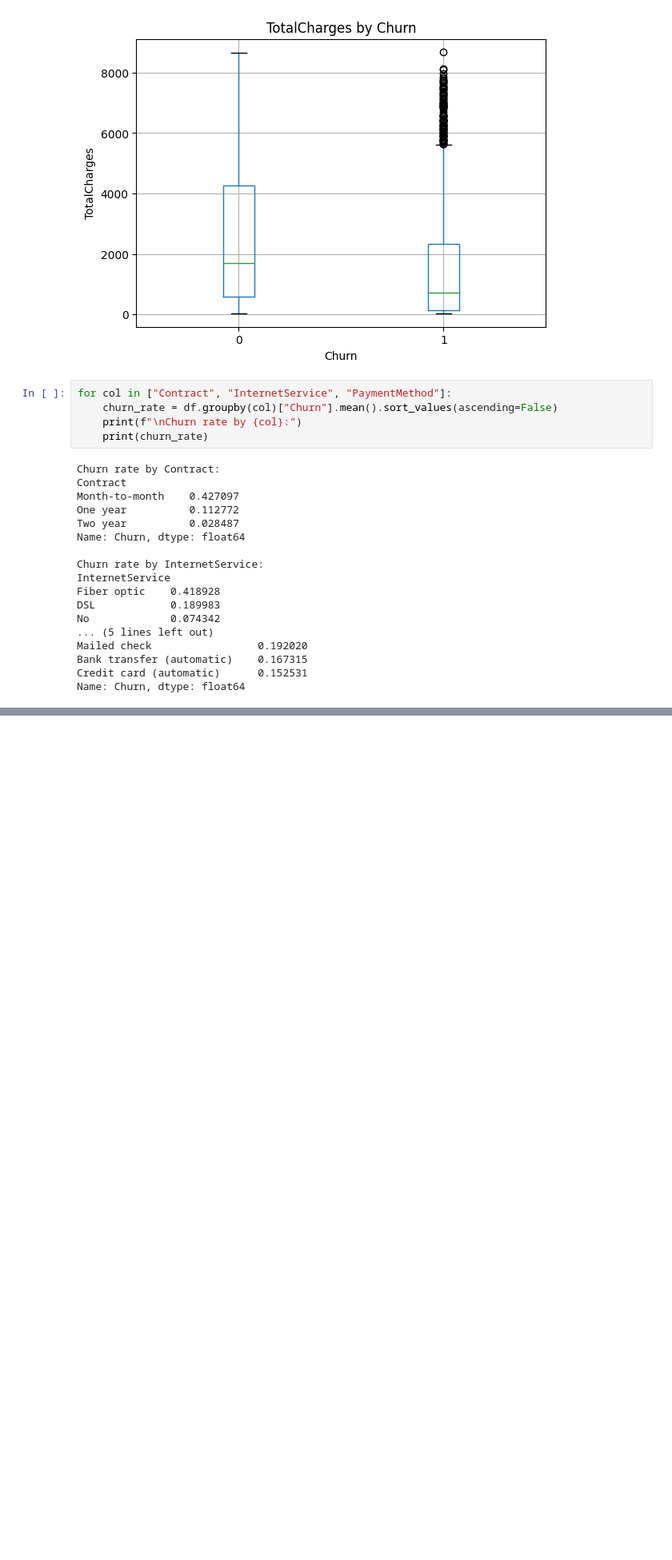
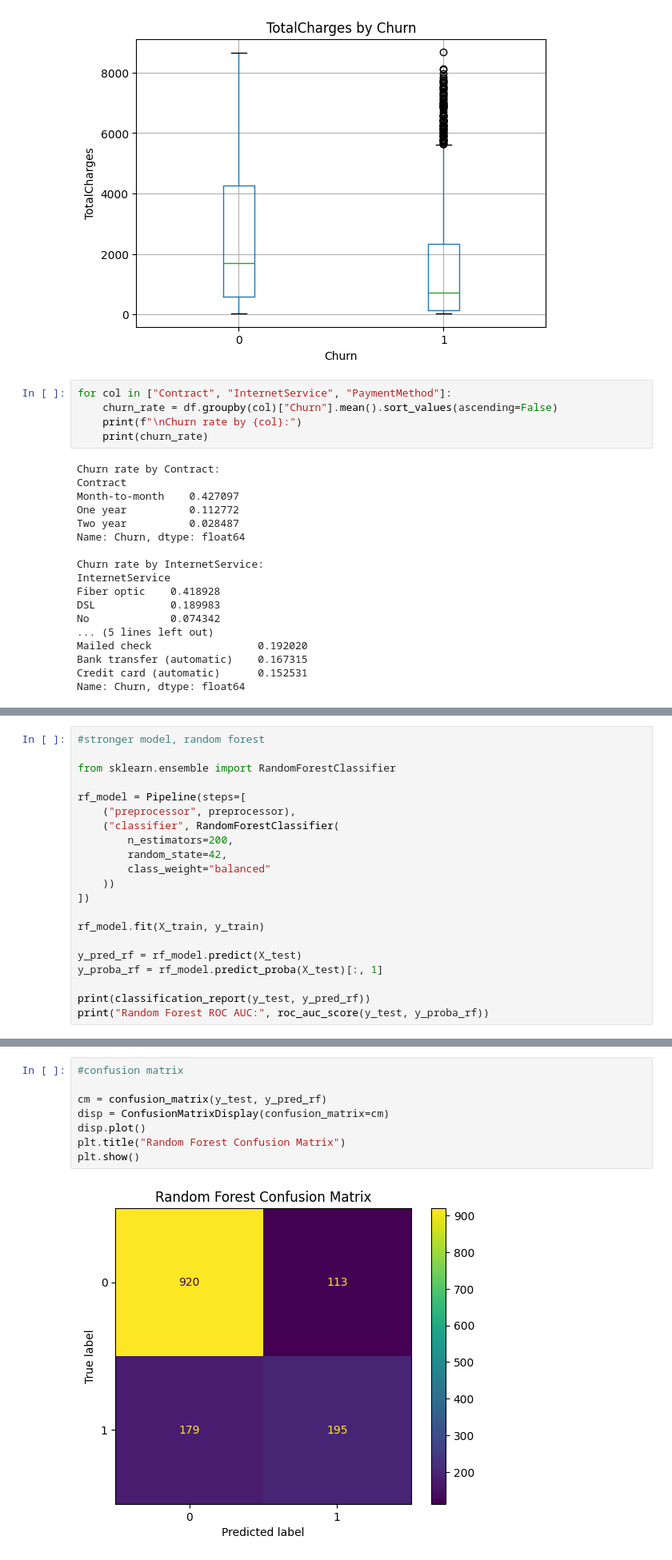
Before and after one commit to ParamShelar/customer-churn-prediction, a Jupyter notebook: notebooks/01_eda.ipynb, the cells around one changed output, grey strips where cells are left out. Shown at 80% size. Drawn from its saved outputs; the diff is of its cells as text; blank space fills up the shorter version.

```diff
--- a/notebooks/01_eda.ipynb
+++ b/notebooks/01_eda.ipynb
@@ -169,0 +283,21 @@ Name: Churn, dtype: float64
+# %%
+#stronger model, random forest
+
+from sklearn.ensemble import RandomForestClassifier
+
+rf_model = Pipeline(steps=[
+    ("preprocessor", preprocessor),
+    ("classifier", RandomForestClassifier(
+        n_estimators=200,
+        random_state=42,
+        class_weight="balanced"
+    ))
+])
+
+rf_model.fit(X_train, y_train)
+
+y_pred_rf = rf_model.predict(X_test)
+y_proba_rf = rf_model.predict_proba(X_test)[:, 1]
+
+print(classification_report(y_test, y_pred_rf))
+print("Random Forest ROC AUC:", roc_auc_score(y_test, y_proba_rf))
@@ -169,0 +315,10 @@ Name: Churn, dtype: float64
+# %%
+#confusion matrix
+
+cm = confusion_matrix(y_test, y_pred_rf)
+disp = ConfusionMatrixDisplay(confusion_matrix=cm)
+disp.plot()
+plt.title("Random Forest Confusion Matrix")
+plt.show()
+# %% [output]
+[figure, added]
```
Also changed, not shown: parts of 20 cells of this notebook, 7 other files.
